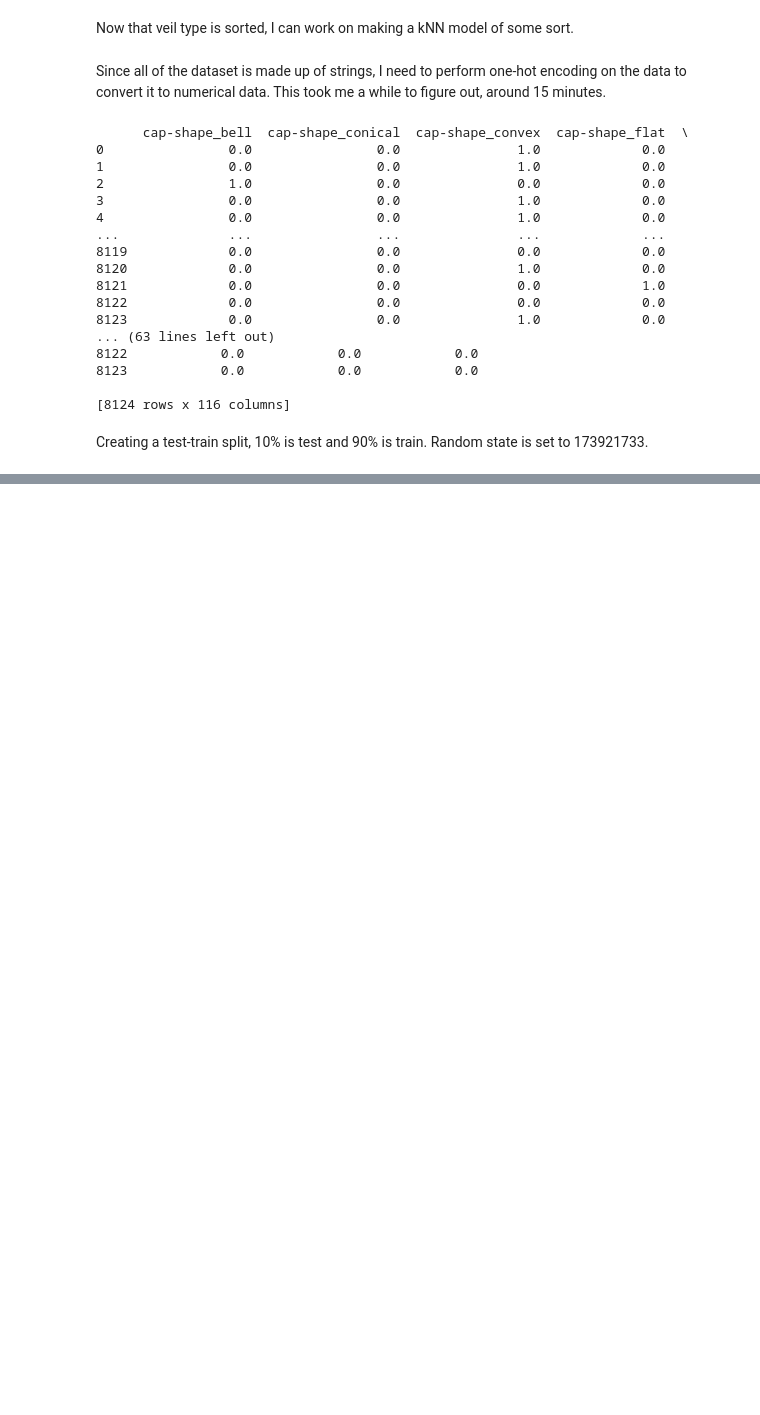
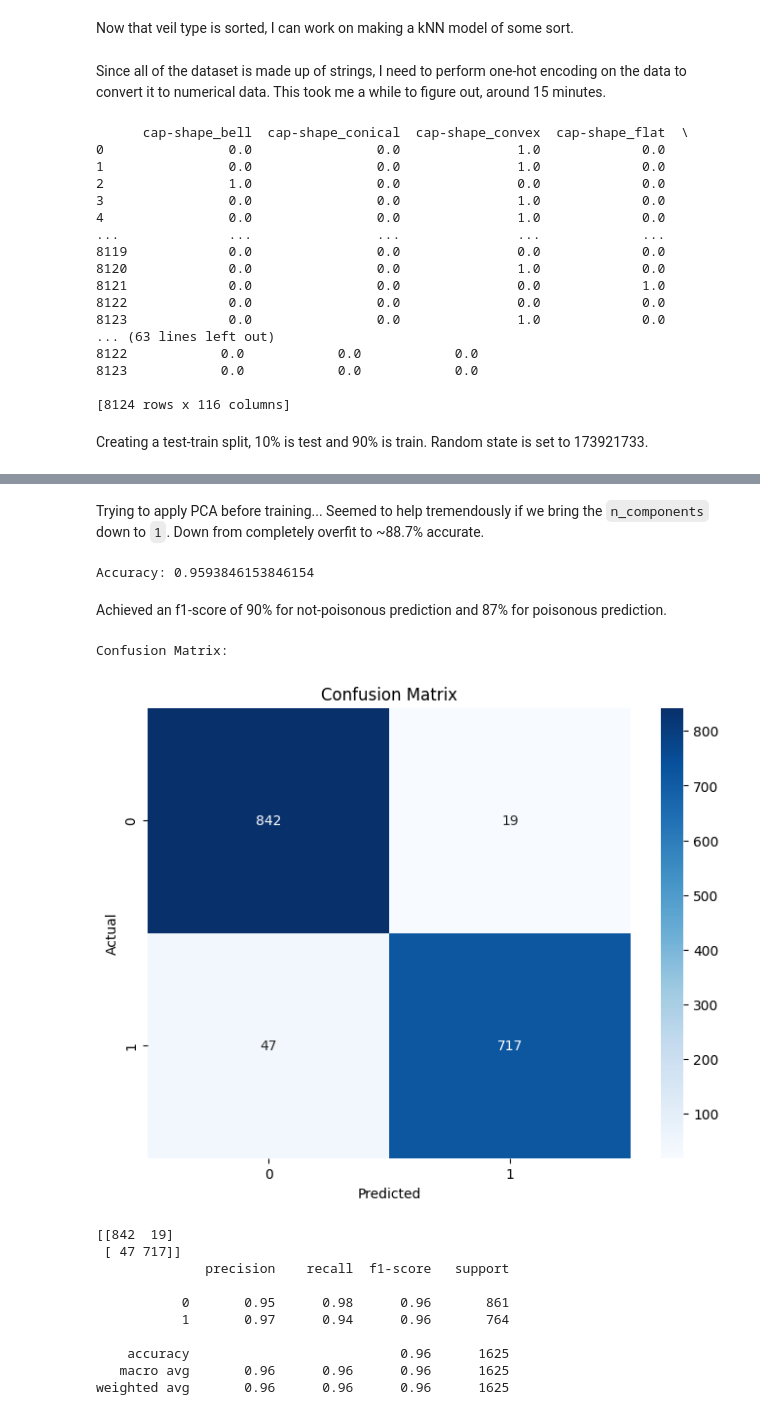
Before and after one commit to thestevenlol/DataSciML, a Jupyter notebook: knn/main.ipynb, the cells around one changed output, grey strips where cells are left out. Drawn from its saved outputs; the diff is of its cells as text; code cells hidden in the pictures; blank space fills up the shorter version.

```diff
--- a/knn/main.ipynb
+++ b/knn/main.ipynb
@@ -290,7 +296,7 @@ from sklearn.metrics import accuracy_score
 X = df_encoded
 y = df['poisonous']
 
-X_train, X_test, y_train, y_test = train_test_split(X, y, test_size=0.9, random_state=173921733)
+X_train, X_test, y_train, y_test = train_test_split(X, y, test_size=0.2, random_state=173921733)
 
 knn = KNeighborsClassifier(n_neighbors=5)
 knn.fit(X_train, y_train)
@@ -302,0 +337,13 @@ Accuracy: 0.9932986870897156
+# %%
+from sklearn.preprocessing import StandardScaler
+
+scaler = StandardScaler()
+X_train_scaled = scaler.fit_transform(X_train)
+X_test_scaled = scaler.transform(X_test)
+
+knn = KNeighborsClassifier(n_neighbors=optimal_k)
+knn.fit(X_train_scaled, y_train)
+
+y_pred = knn.predict(X_test_scaled)
+accuracy = accuracy_score(y_test, y_pred)
+print(f'Accuracy: {accuracy}')
@@ -302,0 +375,49 @@ Accuracy: 0.9932986870897156
+# %% [markdown]
+Trying to apply PCA before training...
+Seemed to help tremendously if we bring the `n_components` down to `1`. Down from completely overfit to ~88.7% accurate.
+# %%
+from sklearn.decomposition import PCA
+
+# Apply PCA before training
+pca = PCA(n_components=2)  # Try different values
+X_train_pca = pca.fit_transform(X_train_scaled)
+X_test_pca = pca.transform(X_test_scaled)
+
+knn = KNeighborsClassifier(n_neighbors=5)
+knn.fit(X_train_pca, y_train)
+
+y_pred = knn.predict(X_test_pca)
+accuracy = accuracy_score(y_test, y_pred)
+
+print(f"Accuracy: {accuracy}")
+# %% [output]
+Accuracy: 0.9593846153846154
+# %% [markdown]
+Achieved an f1-score of 90% for not-poisonous prediction and 87% for poisonous prediction.
+# %%
+from sklearn.metrics._classification import classification_report
+from sklearn.metrics import confusion_matrix
+import seaborn as sns
+print('\nConfusion Matrix:')
+plt.figure(figsize=(8, 6))
+sns.heatmap(confusion_matrix(y_test, y_pred), annot=True, fmt='d', cmap='Blues')
+plt.title('Confusion Matrix')
+plt.xlabel('Predicted')
+plt.ylabel('Actual')
+plt.show()
+print(confusion_matrix(y_test, y_pred))
+
+print(classification_report(y_test, y_pred))
+# %% [output]
+Confusion Matrix:
+[figure, added]
+[[842  19]
+ [ 47 717]]
+              precision    recall  f1-score   support
+
+           0       0.95      0.98      0.96       861
+           1       0.97      0.94      0.96       764
+
+    accuracy                           0.96      1625
+   macro avg       0.96      0.96      0.96      1625
+weighted avg       0.96      0.96      0.96      1625
```
Also changed, not shown: parts of 8 cells of this notebook.
